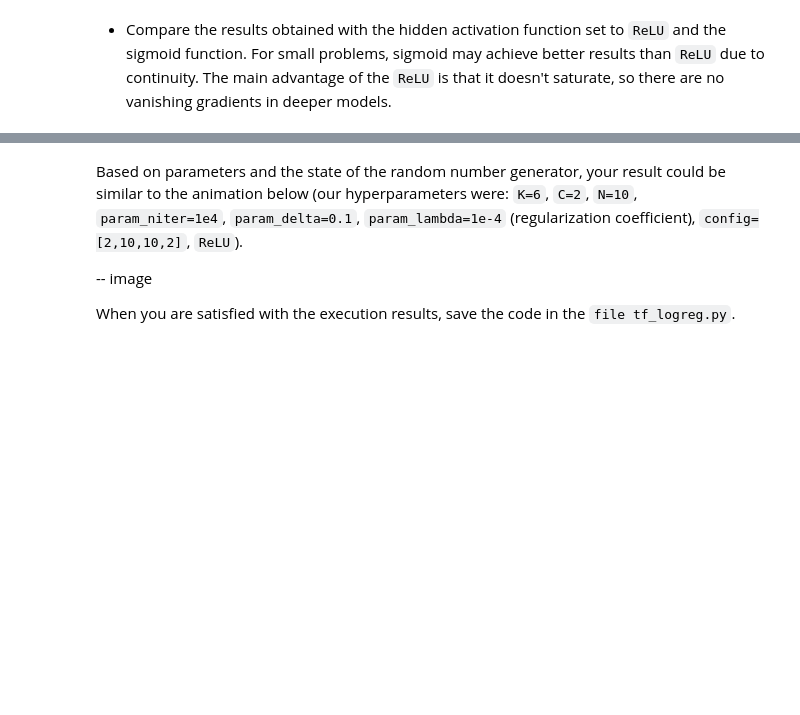
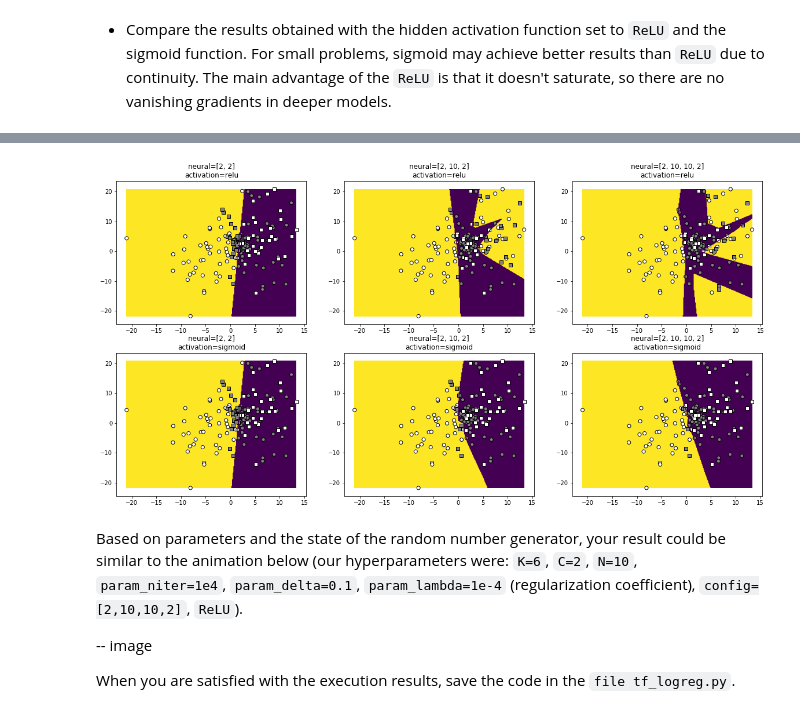
Before and after one commit to lstolcman/deep-learning, a Jupyter notebook: lab1/lab1.ipynb, the cells around one changed output, grey strips where cells are left out. Cells and saved outputs as stored; diff of their text form; code cells hidden in the pictures; blank space fills up the shorter version.

```diff
--- a/lab1/lab1.ipynb
+++ b/lab1/lab1.ipynb
@@ -709,2 +701,48 @@ softmax
 # %% [markdown]
 - Compare the results obtained with the hidden activation function set to `ReLU` and the sigmoid function. For small problems, sigmoid may achieve better results than `ReLU` due to continuity. The main advantage of the `ReLU` is that it doesn't saturate, so there are no vanishing gradients in deeper models.
+# %%
+if __name__ == "__main__":
+
+    plt.rcParams['figure.figsize'] = [20, 10]
+
+    neural_configurations = [[2,2], [2,10,2], [2,10,10,2]]
+    activation_functions = [tf.nn.relu, tf.sigmoid]
+    i=0
+    for af in activation_functions:
+        for nc in neural_configurations:
+            # initialize the random number generator
+            np.random.seed(100)
+            tf.set_random_seed(100)
+            tf.reset_default_graph()
+            i+=1
+            # instantiate the data X and the labels Yoh_
+            X, Y_ = sample_gmm_2d(4,2,40)
+            Yoh_ = np.zeros((len(X), len(np.bincount(Y_))))
+            Yoh_[range(len(Y_)), Y_] = 1
+
+            activation_f = af
+            #activation_f = tf.nn.relu
+            #activation_f = tf.sigmoid
+            #activation_f = tf.tanh
+
+            # build the graph:
+            tfdeep = TFDeep(nc, activation_f, 0.05, 1e-6)
+
+            # perform the training with given hyper-parameters:
+            tfdeep.train(X, Yoh_, 500)
+
+            # predict probabilities of the data points
+            probs = tfdeep.eval(X)
+
+            # print performance (per-class precision and recall)
+
+            # draw results, decision surface
+            plt.subplot(2, 3, i)
+            decfun = lambda x: tfdeep.eval(x).argmax(axis=1)
+            bbox=(np.min(X, axis=0), np.max(X, axis=0))
+            data.graph_surface(decfun, bbox, offset=0.5)
+            Y = np.argmax(probs, axis=1)
+            plt.title('neural={}\nactivation={}'.format(nc,af.__name__))
+            data.graph_data(X, Y_, Y)
+    plt.show()
+# %% [output]
@@ -711,3 +755,4 @@ softmax
+[figure, added]
 # %% [markdown]
 
 Based on parameters and the state of the random number generator, your result could be similar to the animation below (our hyperparameters were: `K=6`, `C=2`, `N=10`, `param_niter=1e4`, `param_delta=0.1`, `param_lambda=1e-4` (regularization coefficient), `config=[2,10,10,2]`, `ReLU`).
```
Also changed, not shown: parts of 4 cells of this notebook.
